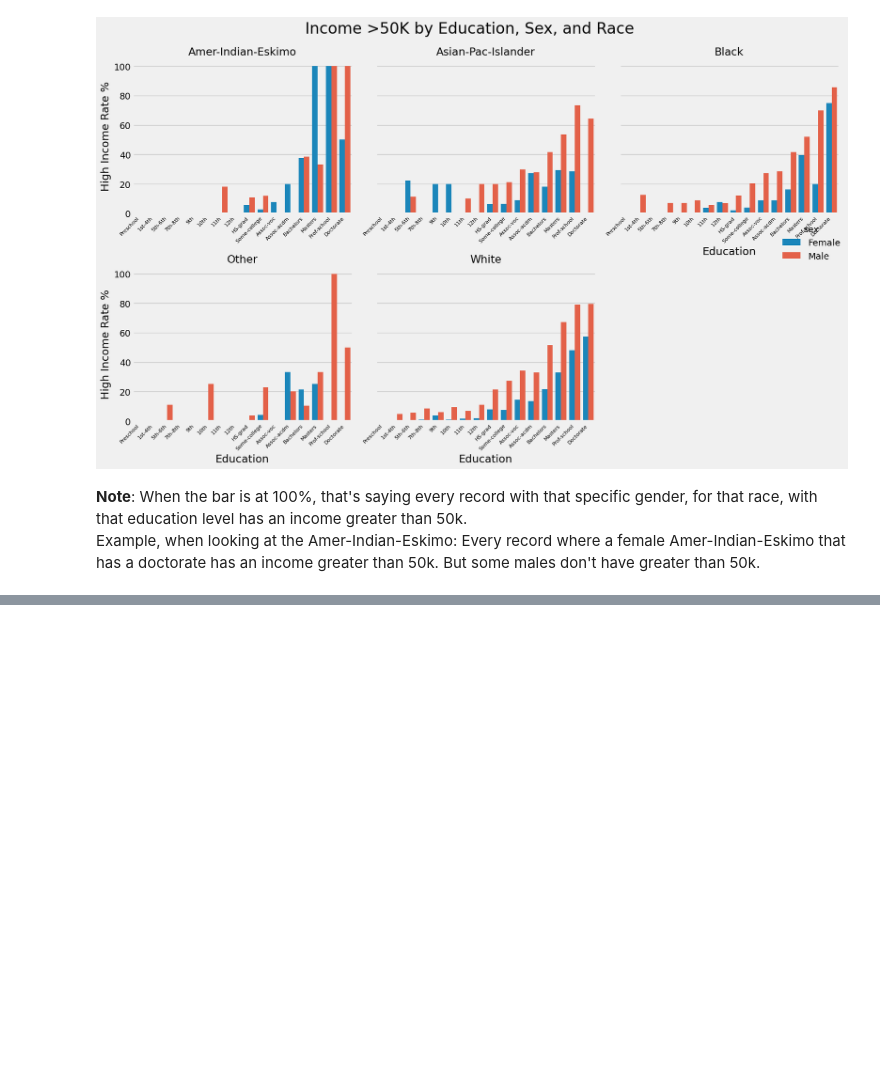
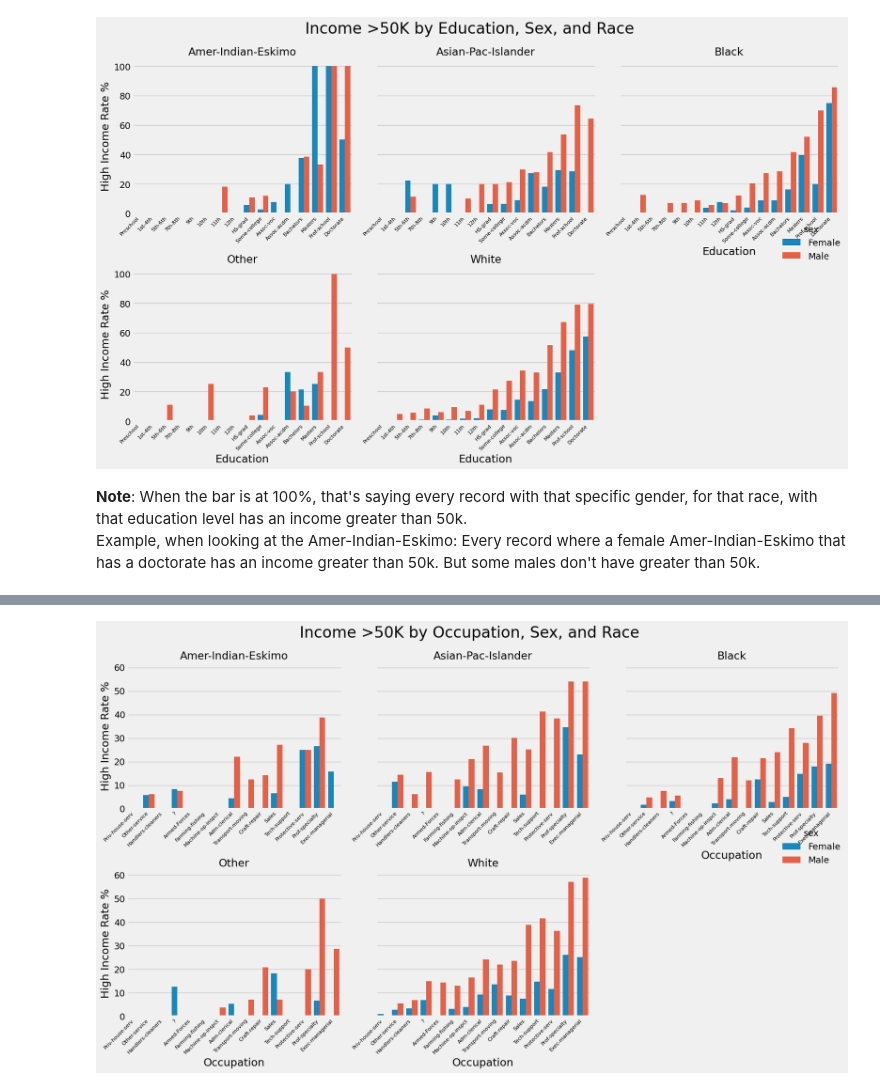
Before and after one commit to DonovanManogue/Data-6550---Data-Ethics-and-Responsibility, a Jupyter notebook: code/Ethan_Sandbox.ipynb, the cells around one changed output, grey strips where cells are left out. Drawn from its saved outputs; the diff is of its cells as text; code cells hidden in the pictures; blank space fills up the shorter version.

Commit message:
Added occupation high income analysis

```diff
--- a/code/Ethan_Sandbox.ipynb
+++ b/code/Ethan_Sandbox.ipynb
@@ -375,0 +378,3 @@ plt.show()
+# %%
+occupation_df = race_sex_df.copy()
+occupation_df["occupation"] = occupation_df["occupation"].astype(str).str.strip()
@@ -375,0 +401,3 @@ plt.show()
+# %%
+occupation_by_highincome = occupation_df.groupby(["occupation", "race", "sex"])["high_income"].agg(total_count="size", high_income_count="sum").reset_index()
+occupation_by_highincome.sample(20)
@@ -375,0 +422,3 @@ plt.show()
+# %%
+occupation_by_highincome["high_income_rate"] = occupation_by_highincome["high_income_count"] / occupation_by_highincome["total_count"]
+occupation_by_highincome.sort_values("high_income_rate", ascending=False).head(20)
@@ -375,0 +443,5 @@ plt.show()
+# %%
+# chatgpt was used for this codeblock: https://chatgpt.com/share/698a990c-23d0-8012-b28a-45e65f1ecb40
+occ_order = ( occupation_df.groupby("occupation")["high_income"].mean().sort_values(ascending=True).index.tolist())
+occupation_df["occupation.num"] = occupation_df["occupation"].map({occ: i for i, occ in enumerate(occ_order)}).astype("Int64")
+race_sex_df["occupation.num"] = race_sex_df["occupation"].map({occ: i for i, occ in enumerate(occ_order)}).astype("Int64")
@@ -375,0 +464,20 @@ plt.show()
+# %%
+occupation_order = race_sex_df.groupby("occupation")["occupation.num"].mean().sort_values().index.tolist()
+occupation_by_highincome["high_income_rate_percentage"] = occupation_by_highincome["high_income_rate"] * 100
+
+plot = sns.catplot(data=occupation_by_highincome, x="occupation", y="high_income_rate_percentage",
+                hue="sex", col="race", kind="bar", col_wrap=3, sharex=False, order=occupation_order)
+
+plot.set_titles("{col_name}")
+plot.set_axis_labels("Occupation", "High Income Rate %")
+
+for ax in plot.axes.flatten():
+    ax.tick_params(axis="x", labelrotation=45, labelsize=8)
+    for label in ax.get_xticklabels():
+        label.set_horizontalalignment("right")
+
+plot.figure.suptitle("Income >50K by Occupation, Sex, and Race", fontsize=24)
+plt.tight_layout()
+plt.show()
+# %% [output]
+[figure, added]
```
Also changed, not shown: parts of 9 cells of this notebook, 1 other file.
